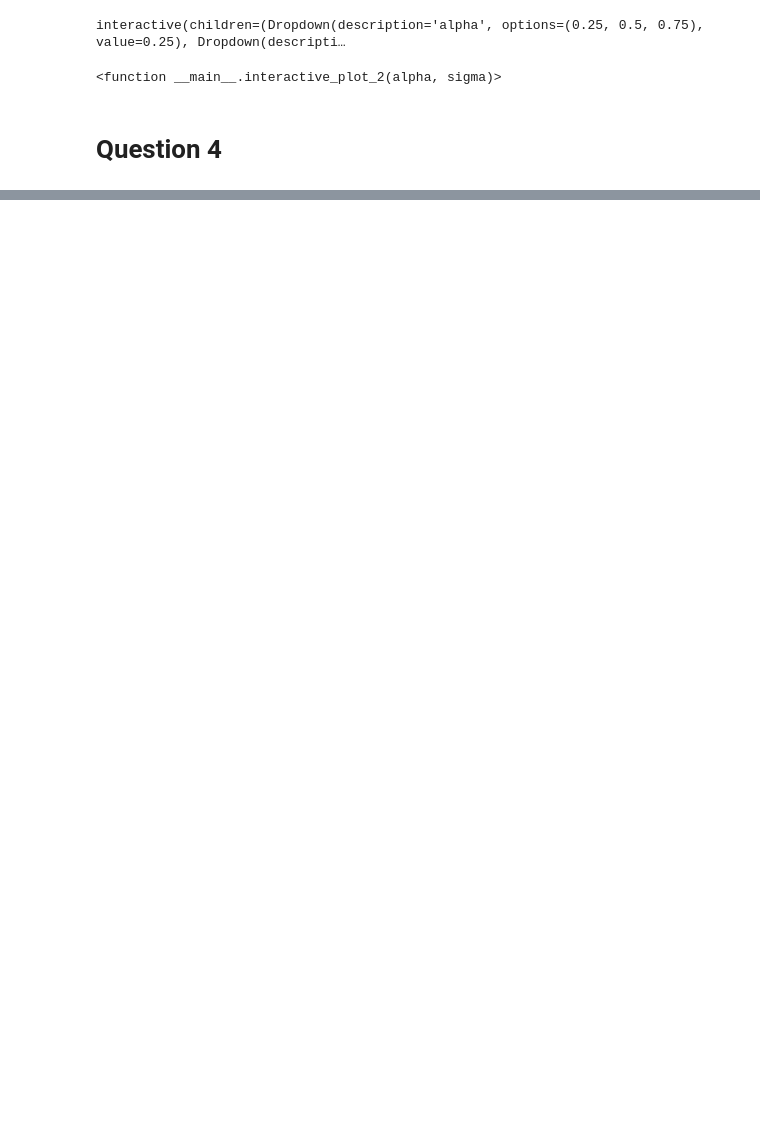
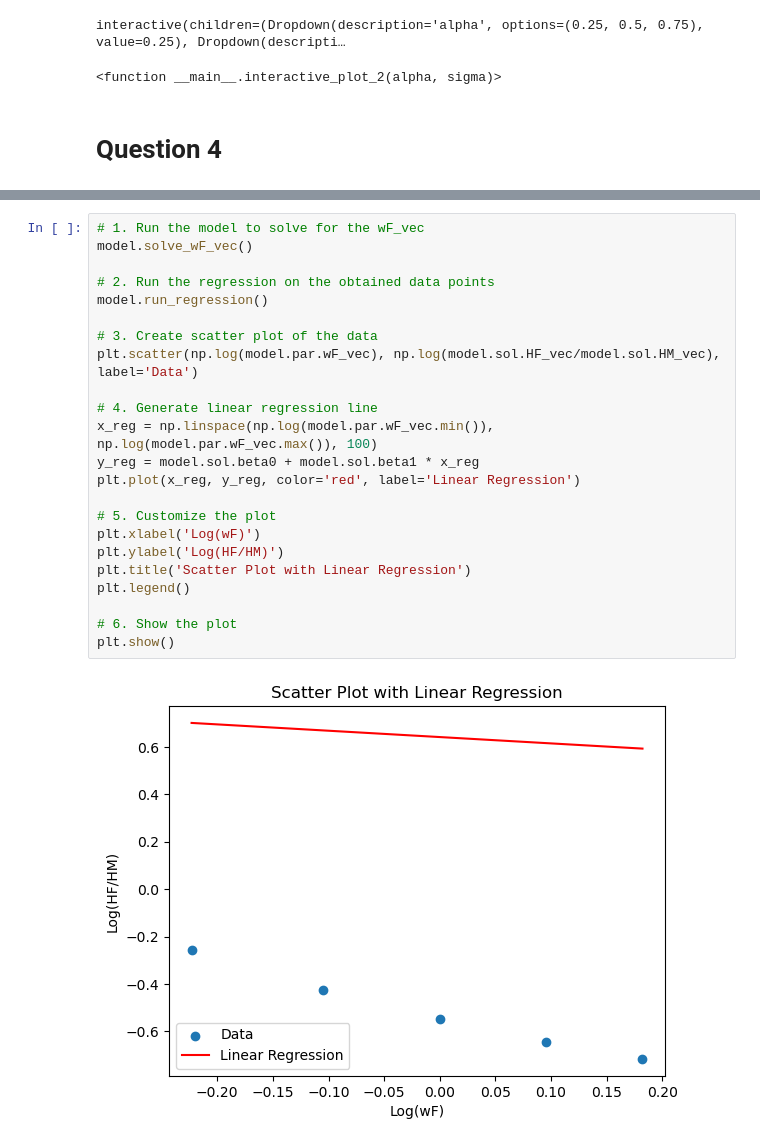
Before and after one commit to NumEconCopenhagen/projects-2023-kscd, a Jupyter notebook: inauguralproject/inauguralproject.ipynb, the cells around one changed output, grey strips where cells are left out. Saved outputs shown, nothing was run; the diff lists cells and outputs as text; blank space fills up the shorter version.

```diff
--- a/inauguralproject/inauguralproject.ipynb
+++ b/inauguralproject/inauguralproject.ipynb
@@ -346,0 +292,25 @@ print(optimized_alpha_sigma)
+# %%
+# 1. Run the model to solve for the wF_vec
+model.solve_wF_vec()
+
+# 2. Run the regression on the obtained data points
+model.run_regression()
+
+# 3. Create scatter plot of the data
+plt.scatter(np.log(model.par.wF_vec), np.log(model.sol.HF_vec/model.sol.HM_vec), label='Data')
+
+# 4. Generate linear regression line
+x_reg = np.linspace(np.log(model.par.wF_vec.min()), np.log(model.par.wF_vec.max()), 100)
+y_reg = model.sol.beta0 + model.sol.beta1 * x_reg
+plt.plot(x_reg, y_reg, color='red', label='Linear Regression')
+
+# 5. Customize the plot
+plt.xlabel('Log(wF)')
+plt.ylabel('Log(HF/HM)')
+plt.title('Scatter Plot with Linear Regression')
+plt.legend()
+
+# 6. Show the plot
+plt.show()
+# %% [output]
+[figure, added]
```
Also changed, not shown: parts of 3 cells of this notebook.
